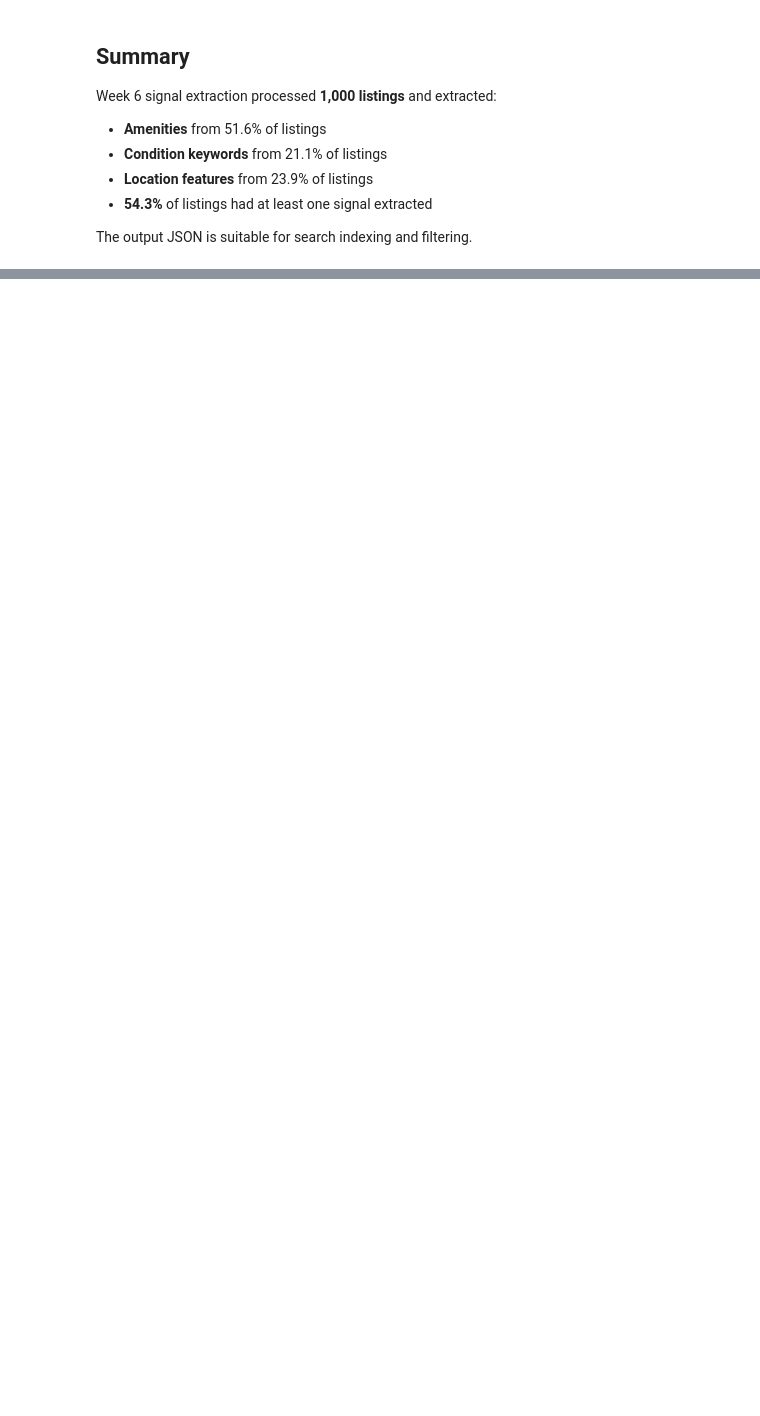
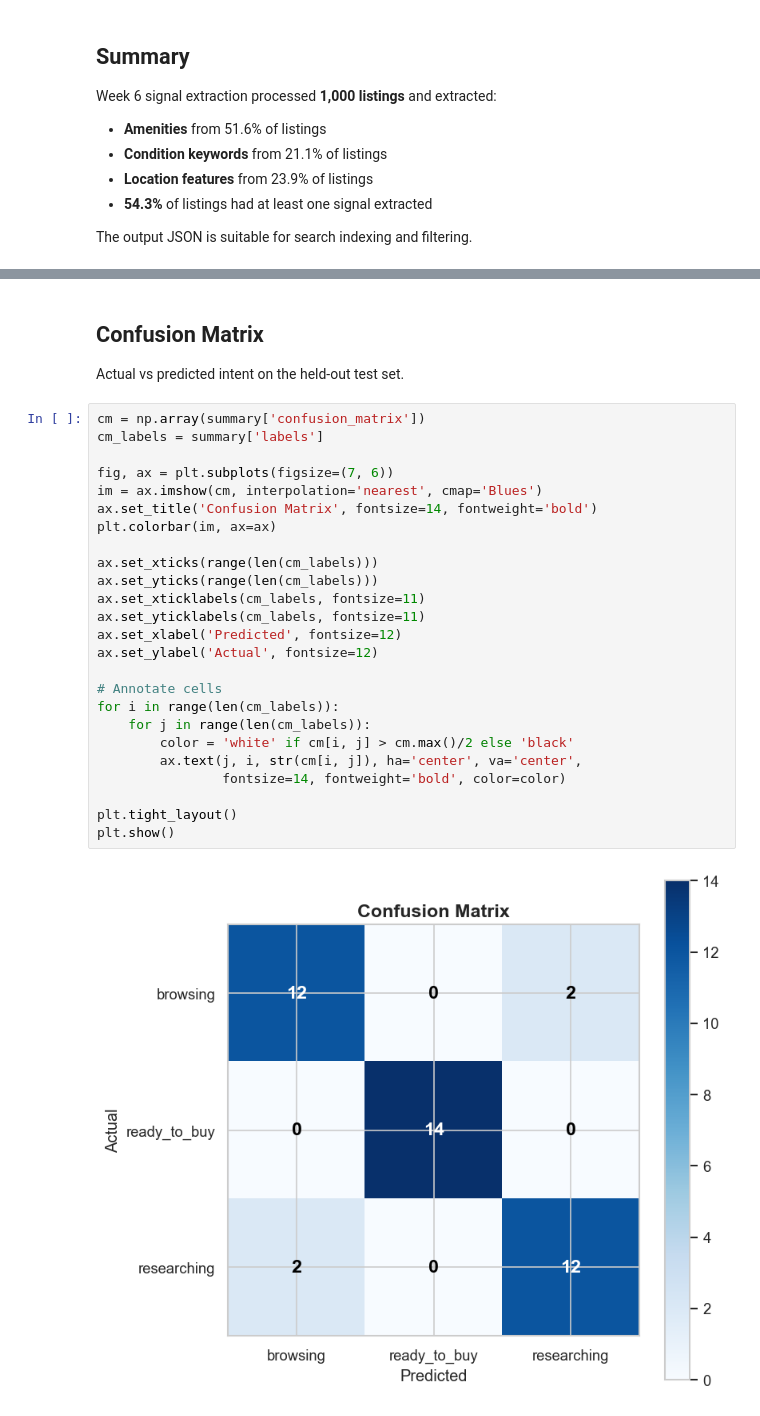
Before and after one commit to adesa46/IDX-NLP-Internship, a Jupyter notebook: notebooks/data_exploration.ipynb, the cells around one changed output, grey strips where cells are left out. Drawn from its saved outputs; the diff is of its cells as text; blank space fills up the shorter version.

```diff
--- a/notebooks/data_exploration.ipynb
+++ b/notebooks/data_exploration.ipynb
@@ -524,0 +662,31 @@ The output JSON is suitable for search indexing and filtering.
+# %% [markdown]
+## Confusion Matrix
+
+Actual vs predicted intent on the held-out test set.
+# %%
+cm = np.array(summary['confusion_matrix'])
+cm_labels = summary['labels']
+
+fig, ax = plt.subplots(figsize=(7, 6))
+im = ax.imshow(cm, interpolation='nearest', cmap='Blues')
+ax.set_title('Confusion Matrix', fontsize=14, fontweight='bold')
+plt.colorbar(im, ax=ax)
+
+ax.set_xticks(range(len(cm_labels)))
+ax.set_yticks(range(len(cm_labels)))
+ax.set_xticklabels(cm_labels, fontsize=11)
+ax.set_yticklabels(cm_labels, fontsize=11)
+ax.set_xlabel('Predicted', fontsize=12)
+ax.set_ylabel('Actual', fontsize=12)
+
+# Annotate cells
+for i in range(len(cm_labels)):
+    for j in range(len(cm_labels)):
+        color = 'white' if cm[i, j] > cm.max()/2 else 'black'
+        ax.text(j, i, str(cm[i, j]), ha='center', va='center',
+                fontsize=14, fontweight='bold', color=color)
+
+plt.tight_layout()
+plt.show()
+# %% [output]
+[figure, added]
```
Also changed, not shown: parts of 27 cells of this notebook, 12 other files.
